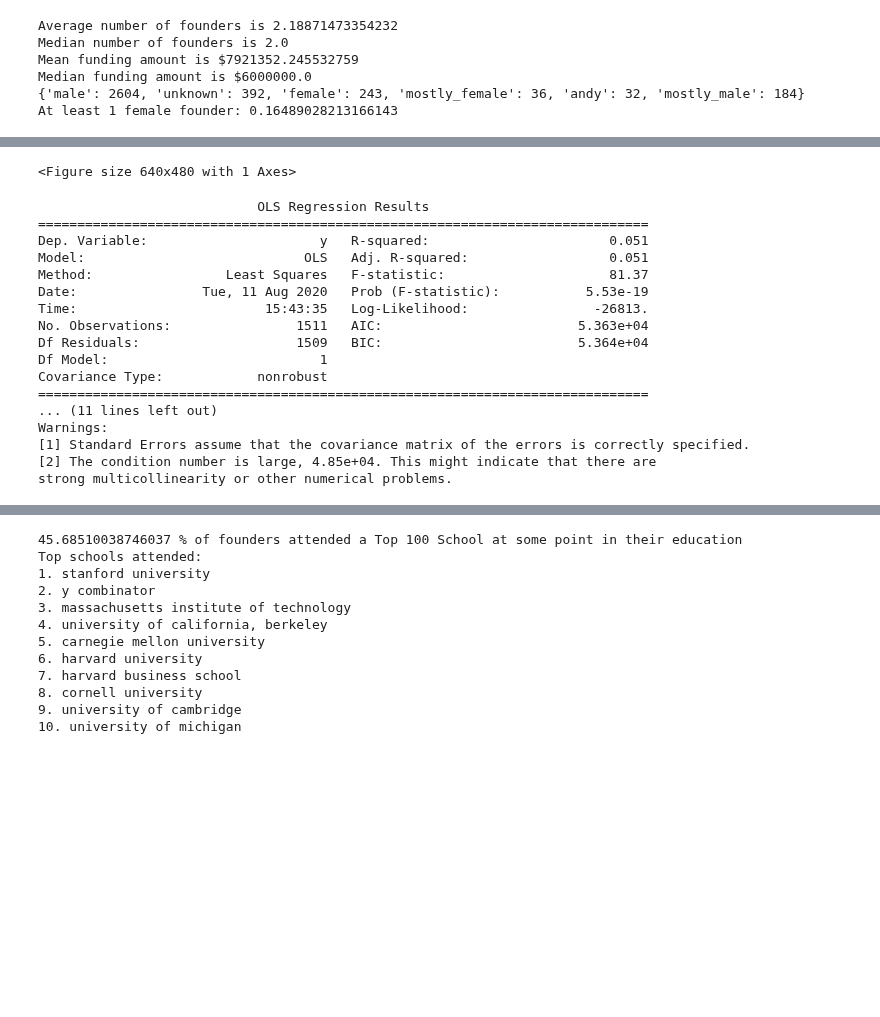
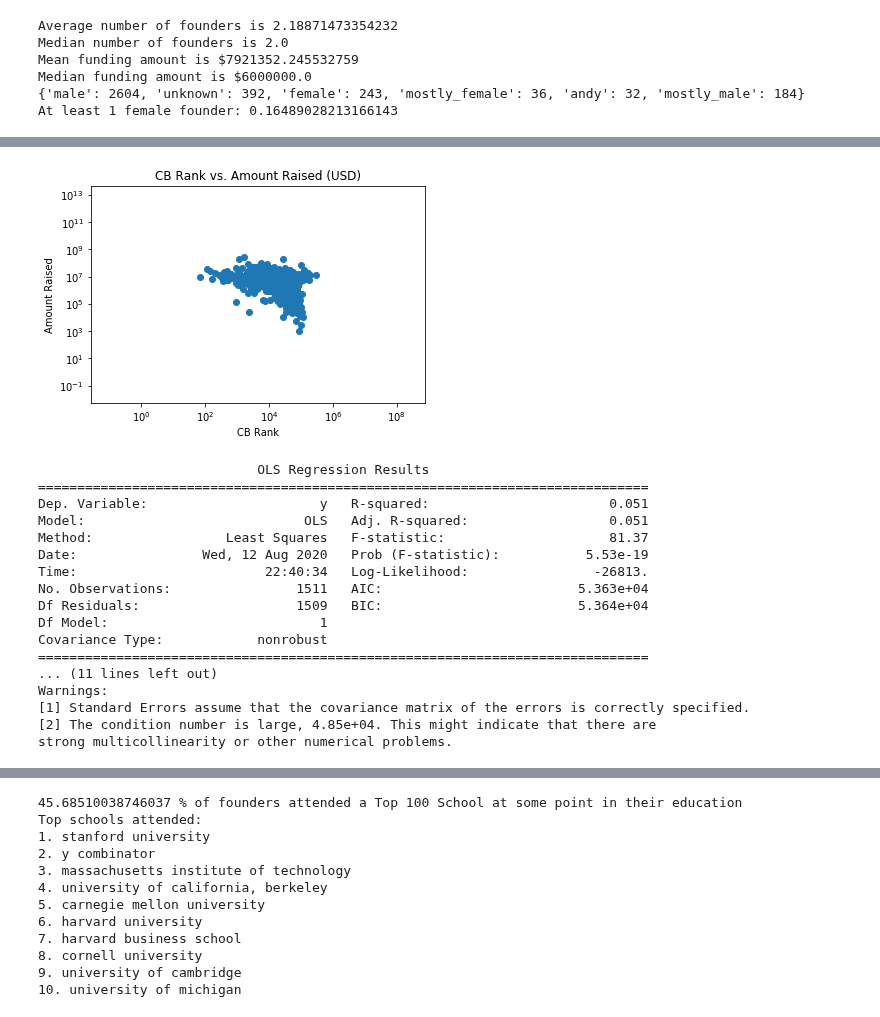
Before and after one commit to sarahbeasley2020/Scraping, a Jupyter notebook: Backtesting/Backtest_Analysis.ipynb, the cells around one changed output, grey strips where cells are left out. Saved outputs shown, nothing was run; the diff lists cells and outputs as text; code cells hidden in the pictures; blank space fills up the shorter version.

```diff
--- a/Backtesting/Backtest_Analysis.ipynb
+++ b/Backtesting/Backtest_Analysis.ipynb
@@ -286,43 +309,47 @@ df_numFounders.head(10)
 # %%
 import statsmodels.api as sm
 from matplotlib import pyplot as plt
 '''
 General Data
     Regress funding against CB rank
 '''
-X = [] ; Y = []
-for i in range(len(df1)):
-    pos = df1.iloc[i]
-    if not math.isnan(pos['Last Funding Amount Currency (in USD)']):
-        y = pos['Last Funding Amount Currency (in USD)']
-        x = int(pos['CB Rank (Company)'].replace(',',''))
-        X.append(x)
-        Y.append(y)
-plt.xscale('log') ; plt.yscale('log') ; plt.scatter(X, Y)
-plt.xlabel('CB Rank') ; plt.ylabel('Amount Raised') ;
-plt.title('CB Rank vs. Amount Raised (USD)') ; plt.show()
-X = sm.add_constant(X)
-model = sm.OLS(Y, X).fit()
+def regressCB(df1):
+    X = [] ; Y = []
+    for i in range(len(df1)):
+        pos = df1.iloc[i]
+        if not math.isnan(pos['Last Funding Amount Currency (in USD)']):
+            y = pos['Last Funding Amount Currency (in USD)']
+            x = int(pos['CB Rank (Company)'].replace(',',''))
+            X.append(x)
+            Y.append(y)
+    plt.xscale('log') ; plt.yscale('log') ; plt.scatter(X, Y)
+    plt.xlabel('CB Rank') ; plt.ylabel('Amount Raised') ;
+    plt.title('CB Rank vs. Amount Raised (USD)') ; plt.show()
+    X = sm.add_constant(X)
+    model = sm.OLS(Y, X).fit()
+    return model
+
+model = regressCB(df1)
 print(model.summary())
 # %% [output]
+[figure, added]
-<Figure size 640x480 with 1 Axes>
+                            OLS Regression Results
+==============================================================================
+Dep. Variable:                      y   R-squared:                       0.051
+Model:                            OLS   Adj. R-squared:                  0.051
+Method:                 Least Squares   F-statistic:                     81.37
+Date:                Wed, 12 Aug 2020   Prob (F-statistic):           5.53e-19
+Time:                        22:40:34   Log-Likelihood:                -26813.
+No. Observations:                1511   AIC:                         5.363e+04
+Df Residuals:                    1509   BIC:                         5.364e+04
+Df Model:                           1
+Covariance Type:            nonrobust
+==============================================================================
+... (11 lines left out)
+Warnings:
+[1] Standard Errors assume that the covariance matrix of the errors is correctly specified.
+[2] The condition number is large, 4.85e+04. This might indicate that there are
+strong multicollinearity or other numerical problems.
-                            OLS Regression Results
-==============================================================================
-Dep. Variable:                      y   R-squared:                       0.051
-Model:                            OLS   Adj. R-squared:                  0.051
-Method:                 Least Squares   F-statistic:                     81.37
-Date:                Tue, 11 Aug 2020   Prob (F-statistic):           5.53e-19
-Time:                        15:43:35   Log-Likelihood:                -26813.
-No. Observations:                1511   AIC:                         5.363e+04
-Df Residuals:                    1509   BIC:                         5.364e+04
-Df Model:                           1
-Covariance Type:            nonrobust
-==============================================================================
-... (11 lines left out)
-Warnings:
-[1] Standard Errors assume that the covariance matrix of the errors is correctly specified.
-[2] The condition number is large, 4.85e+04. This might indicate that there are
-strong multicollinearity or other numerical problems.
 # %%
 '''
 Data Validation: Rounds
```
Also changed, not shown: parts of 11 cells of this notebook, 1 other file.
